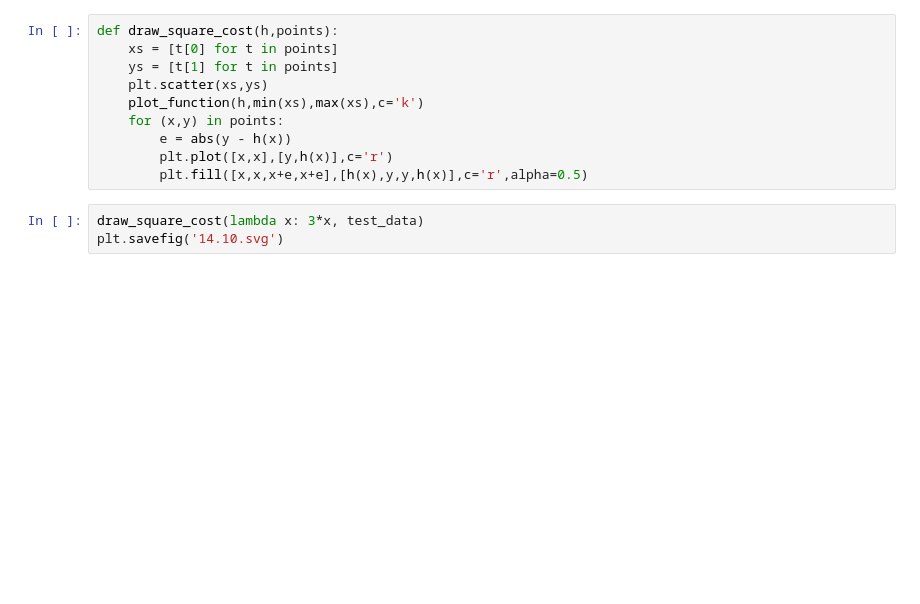
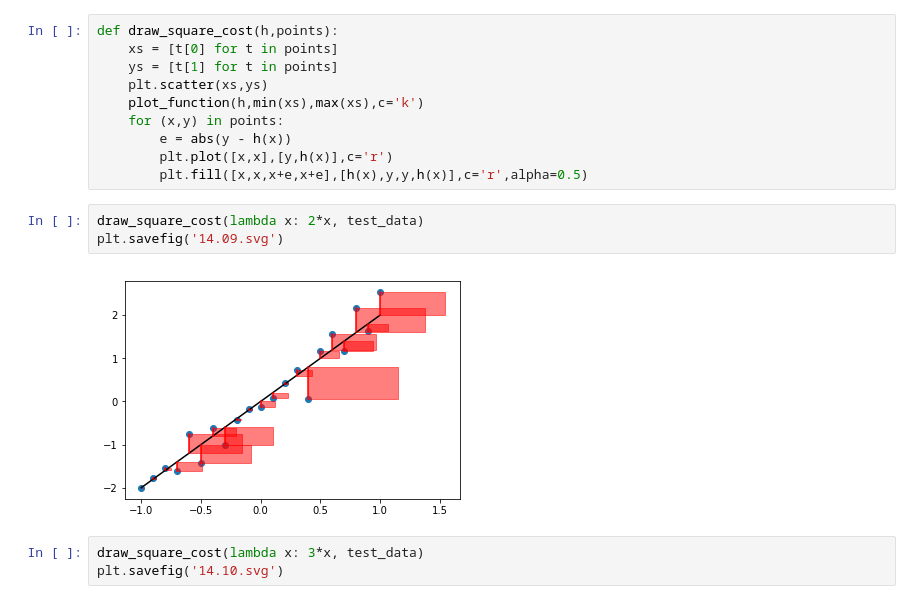
Before and after one commit to orlandpm/Math-for-Programmers, a Jupyter notebook: Chapter 14/figures/Make Figures.ipynb, the cells around one changed output. Cells and saved outputs as stored; diff of their text form; blank space fills up the shorter version.

```diff
--- a/Chapter 14/figures/Make Figures.ipynb
+++ b/Chapter 14/figures/Make Figures.ipynb
@@ -136,6 +136,11 @@ def draw_square_cost(h,points):
         e = abs(y - h(x))
         plt.plot([x,x],[y,h(x)],c='r')
         plt.fill([x,x,x+e,x+e],[h(x),y,y,h(x)],c='r',alpha=0.5)
+# %%
+draw_square_cost(lambda x: 2*x, test_data)
+plt.savefig('14.09.svg')
+# %% [output]
+[figure, added]
 # %%
 draw_square_cost(lambda x: 3*x, test_data)
 plt.savefig('14.10.svg')
```
Also changed, not shown: parts of 10 cells of this notebook, 29 other files.
